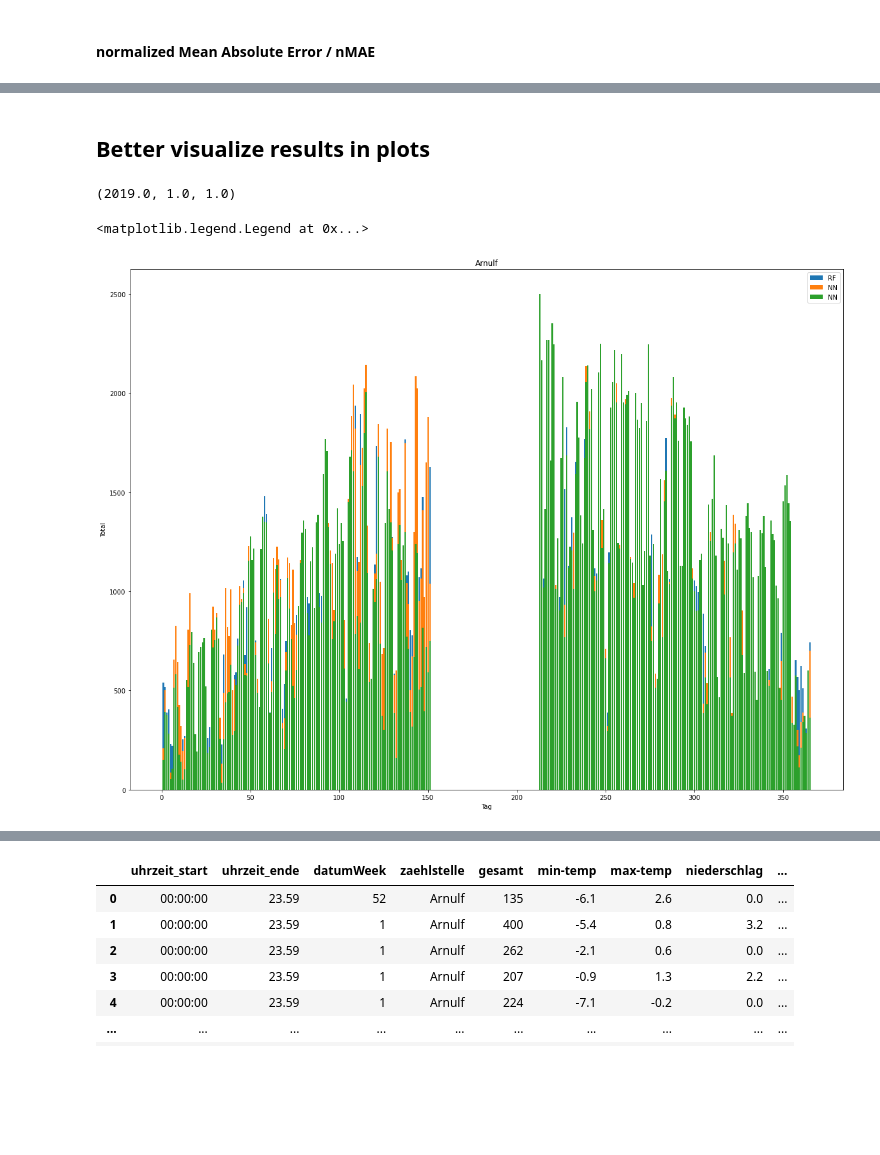
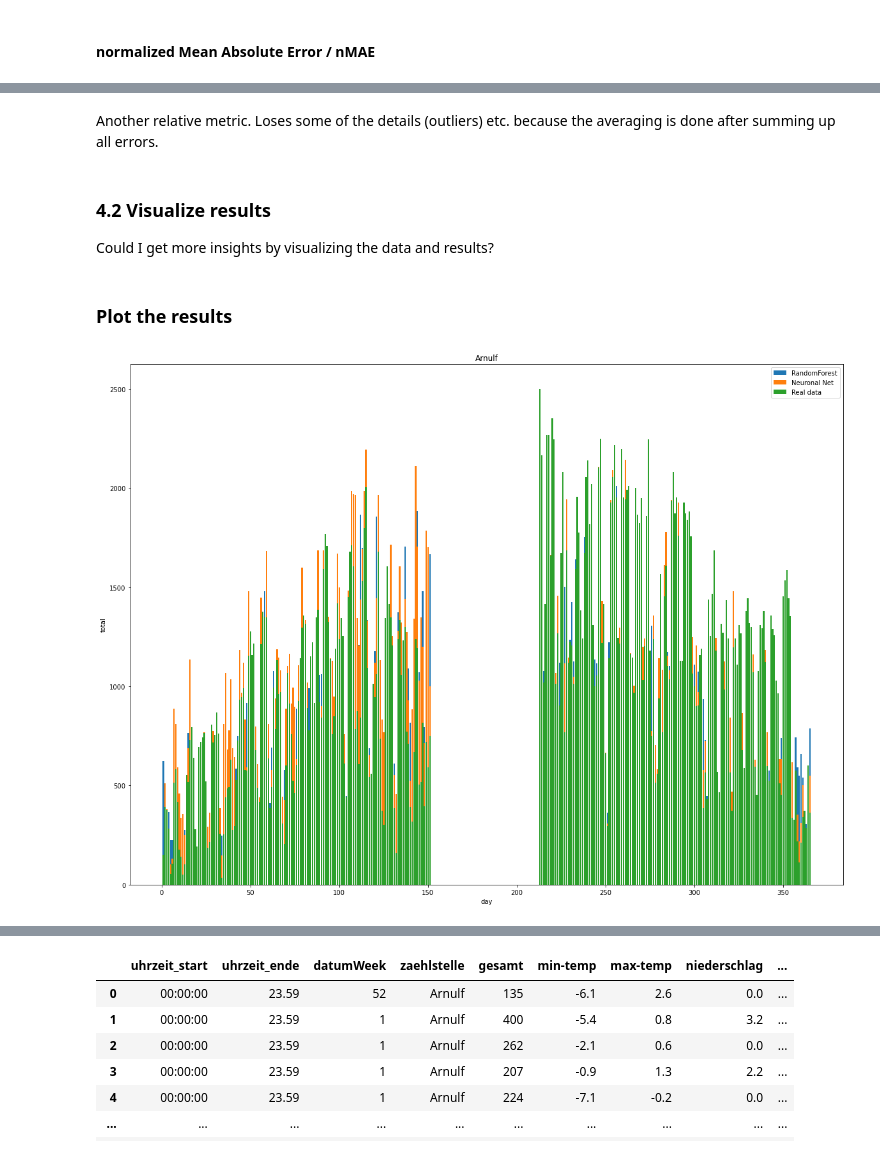
Before and after one commit to IngenicsDigital/radzaehldaten-munich-ml, a Jupyter notebook: Predicting Bike count in Munich.ipynb, the cells around one changed output, grey strips where cells are left out. Cells and saved outputs as stored; diff of their text form; code cells hidden in the pictures; blank space fills up the shorter version.

```diff
--- a/Predicting Bike count in Munich.ipynb
+++ b/Predicting Bike count in Munich.ipynb
@@ -518,7 +520,3 @@ df_nn=df_nn.astype('float')
 
 procs_nn = [Categorify, FillMissing, Normalize]
 to_nn = TabularPandas(df_nn, procs_nn, cat_nn, cont_nn, splits=splits, y_names=dep_var)
-# %%
-dls = to_nn.dataloaders()
-y = to_nn.train.y
-y.min(), y.max()
@@ -649,17 +624,19 @@ tensor(0.2058)
-# %% [markdown]
-## Better visualize results in plots
-# %%
-valid_xs.iloc[0].datumYear, valid_xs.iloc[0].datumMonth, valid_xs.iloc[0].datumDay
-# %% [output]
-(2019.0, 1.0, 1.0)
+# %% [markdown]
+Another relative metric. Loses some of the details (outliers) etc. because the averaging is done after summing up all errors.
+# %% [markdown]
+### 4.2 Visualize results
+
+Could I get more insights by visualizing the data and results?
+# %% [markdown]
+### Plot the results
 # %%
-plt.bar(valid_xs['datumDayofyear'], rf_preds, label='RF')
-plt.bar(valid_xs['datumDayofyear'], nn_preds, label='NN')
-plt.bar(valid_xs['datumDayofyear'], valid_y, label='NN')
-plt.xlabel('Tag')
-plt.ylabel('Total')
+# plot a bar chart
+plt.bar(valid_xs['datumDayofyear'], rf_preds, label='RandomForest')
+plt.bar(valid_xs['datumDayofyear'], nn_preds, label='Neuronal Net')
+plt.bar(valid_xs['datumDayofyear'], valid_y, label='Real data')
+plt.xlabel('day')
+plt.ylabel('total')
 plt.title("Arnulf")
-plt.legend()
+plt.legend();
 # %% [output]
-<matplotlib.legend.Legend at 0x...>
-[figure, old version]
+[figure, new version]
```
Also changed, not shown: parts of 156 cells of this notebook, 3 other files.
